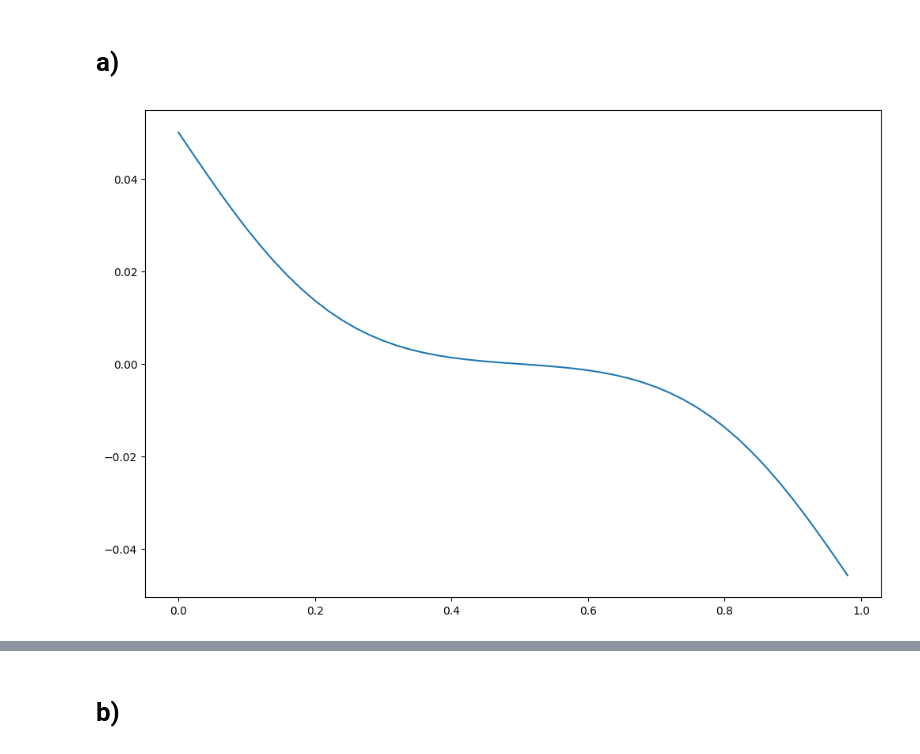
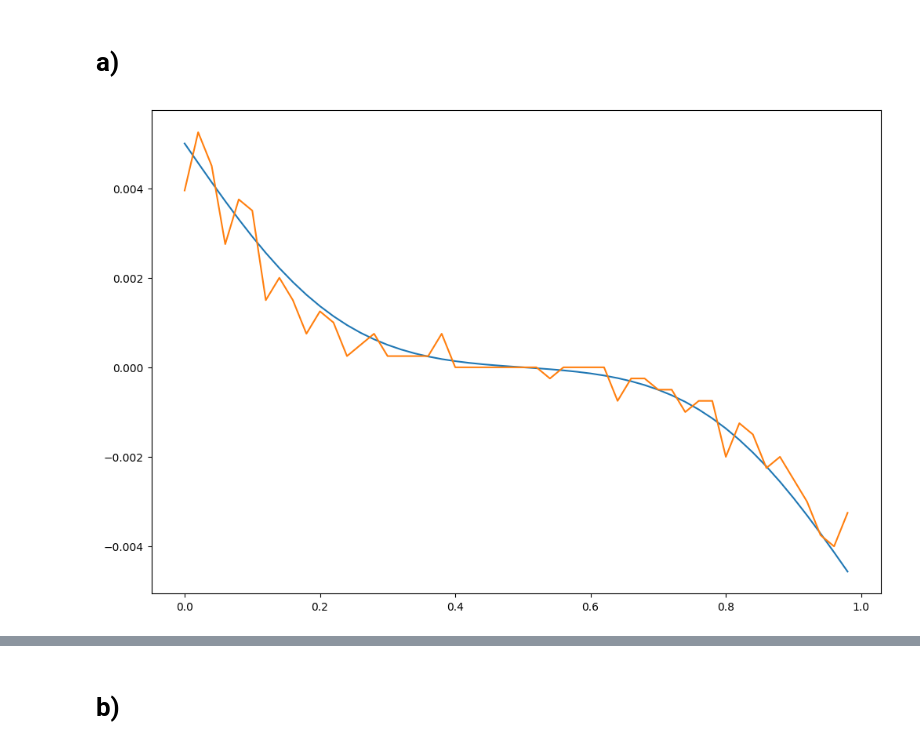
Before and after one commit to marieke-vaske/VitBer-BioFys, a Jupyter notebook: Prosjekt - oppgave 4.ipynb, the cells around one changed output, grey strips where cells are left out. Saved outputs shown, nothing was run; the diff lists cells and outputs as text; code cells hidden in the pictures.

```diff
--- a/Prosjekt - oppgave 4.ipynb
+++ b/Prosjekt - oppgave 4.ipynb
@@ -103,21 +103,46 @@ def sim2(T_p, N_x, x_start, alpha):
     return x, X, X_cycle, J, J_avg
 # %% [markdown]
 # a)
-# %%
-D = 1/3
-T_p = 500
-N_x_analytic = 100
-alphaArray = np.arange(0, 1, 1/50)
-
-def J_avg(alpha, T_p, N_x):
-    J = (N_x/(4*T_p))*(math.erfc((alpha*N_x/2)*np.sqrt(3/T_p)) - math.erfc(((1-alpha)*N_x/2)*np.sqrt(3/T_p)))
-    return J
-
-J_analytic1 = []
-for alphaValues in alphaArray:
-    J_analytic1.append(J_avg(alphaValues, T_p, N_x_analytic))
-
-plt.plot(alphaArray, J_analytic1)
-plt.show()
-# %% [output]
-[figure, removed]
+# %%
+#kode hentet fra 3d:
+
+T_p = 500                       # Endrer alpha for å se om det påvirker bevegelsesstrømmen
+N_x = 10                        # Enderer lengden på potensialperioden for at antall partikler ikke skal bli for stort
+number_of_particles = 4*N_x     # Med 12*N_x partikler vil det være 6 partikler for hvert heltall mellom -N_x og N_x
+timeCycle = 1                   # 10 tidssykluser med 2 potensialperioder i hver
+h = 10/100                      # Endrer steglengden for at det skal være likt som om N_x var 100
+
+integers = np.arange(-N_x, N_x, N_x)
+x_start = np.array([i for i in integers for _ in range(int(number_of_particles/2))])
+
+alpha = 0
+alpha_array = []
+
+X4_sum = []
+J_avg_sum = []
+for r in range(50):
+    alpha_array.append(alpha)
+    x4, X4, X_cycle4, J4, J_avg4 = sim2(T_p, N_x, x_start, alpha)
+    X4_sum.append(X_cycle4[0])
+    J_avg_sum.append(J_avg4[0])
+    alpha += 0.02
+
+
+D = 1/3
+T_p = 500
+N_x_analytic = 100
+alphaArray = np.arange(0, 1, 1/50)
+
+def J_avg(alpha, T_p, N_x):
+    J = (N_x/(4*T_p))*(math.erfc((alpha*N_x/2)*np.sqrt(3/T_p)) - math.erfc(((1-alpha)*N_x/2)*np.sqrt(3/T_p)))
+    return J
+
+J_analytic = []
+for alphaValues in alphaArray:
+    J_analytic.append(J_avg(alphaValues, T_p, N_x_analytic))
+
+plt.plot(alphaArray, N_x/N_x_analytic * np.array(J_analytic))
+plt.plot(alpha_array, J_avg_sum)
+plt.show()
+# %% [output]
+[figure, added]
```
Also changed, not shown: parts of 8 cells of this notebook.
